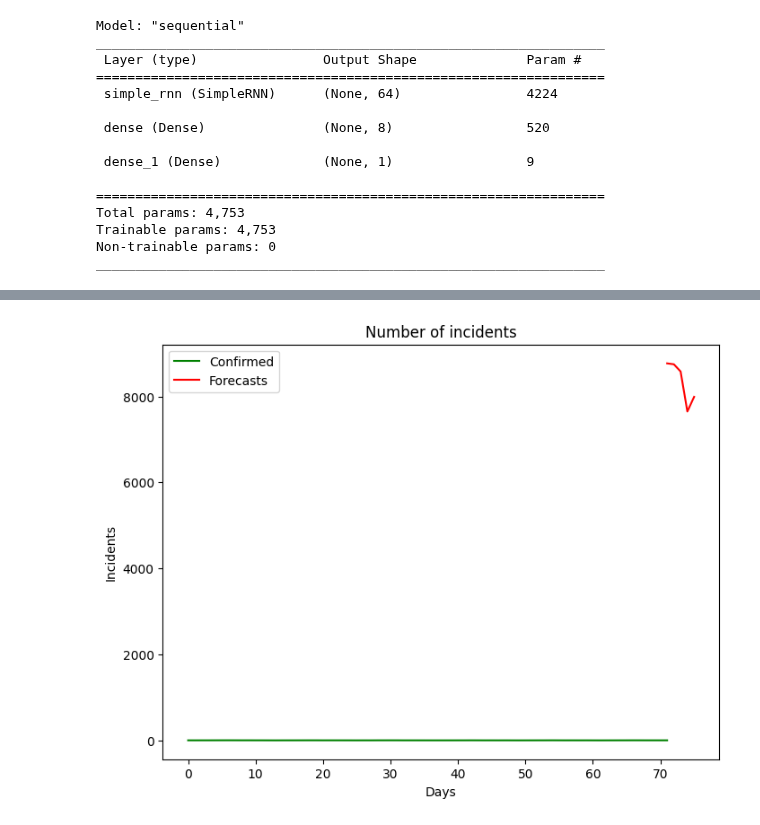
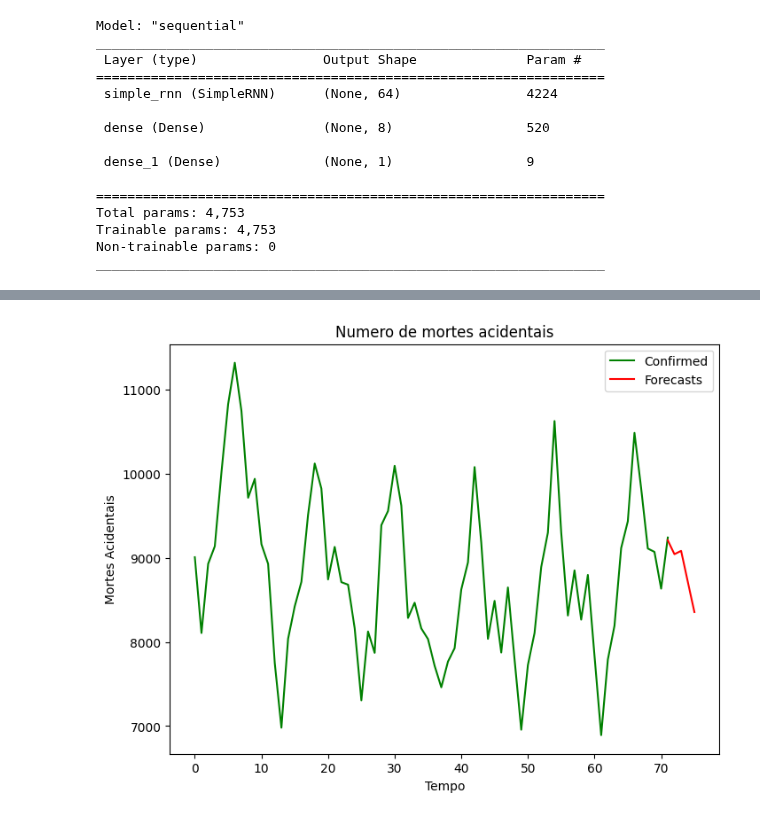
Before and after one commit to SendNugg3ts/CSC, a Jupyter notebook: ModeloNossoRNN.ipynb, the cells around one changed output, grey strips where cells are left out. Saved outputs shown, nothing was run; the diff lists cells and outputs as text; code cells hidden in the pictures.

Commit message:
forecast grafico

```diff
--- a/ModeloNossoRNN.ipynb
+++ b/ModeloNossoRNN.ipynb
@@ -255,9 +255,9 @@ def plot_forecast(data, forecasts):
     plt.figure(figsize=(8,6))
     plt.plot(range(len(data)), data, color='green', label='Confirmed')
     plt.plot(range(len(data)-1, len(data)+len(forecasts)-1), forecasts, color='red', label='Forecasts')
-    plt.title('Number of incidents')
-    plt.ylabel('Incidents')
-    plt.xlabel('Days')
+    plt.title('Numero de mortes acidentais')
+    plt.ylabel('Mortes Acidentais')
+    plt.xlabel('Tempo')
     plt.legend()
     plt.show()
 # %%
@@ -273,4 +273,7 @@ forecasts
-# %%
-plot_forecast(bd, forecasts)
-# %% [output]
-[figure, removed]
+# %%
+bd = pd.read_csv(r"USAccDeaths.csv")
+bd.pop("Unnamed: 0")
+bd
+plot_forecast(bd["value"], forecasts)
+# %% [output]
+[figure, added]
```
Also changed, not shown: parts of 6 cells of this notebook, 2 other files.
